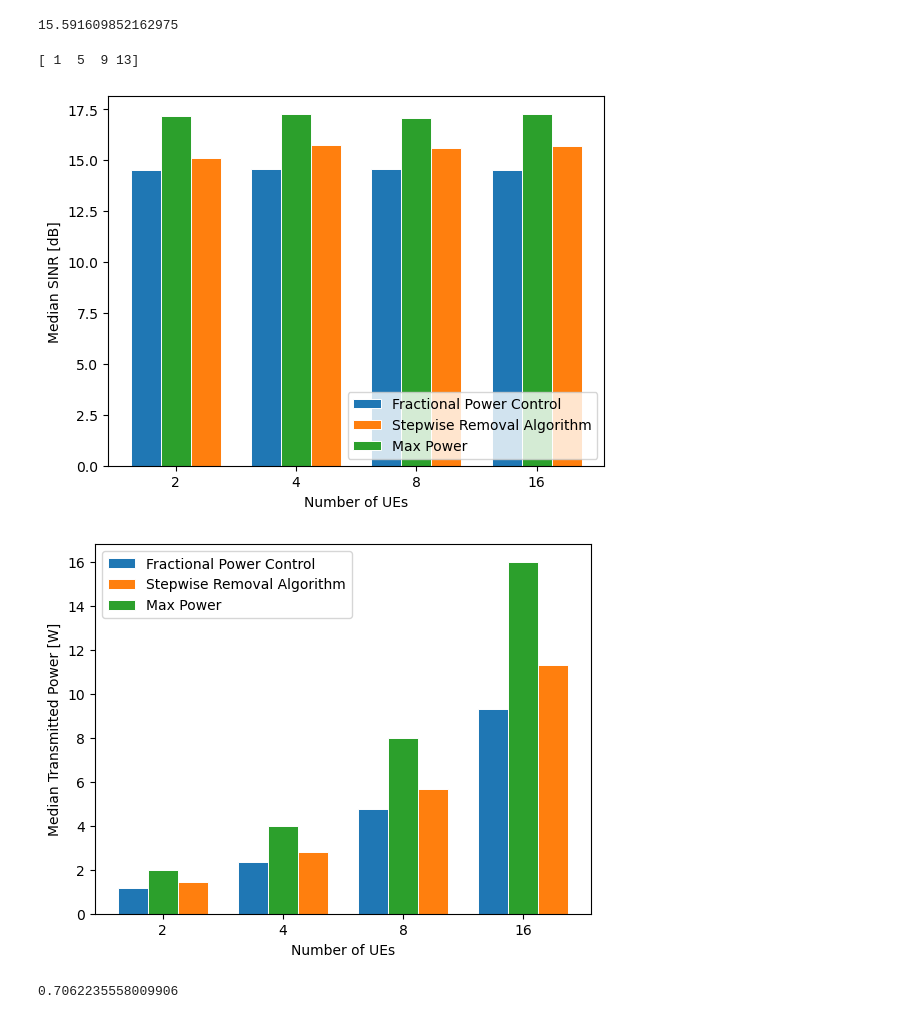
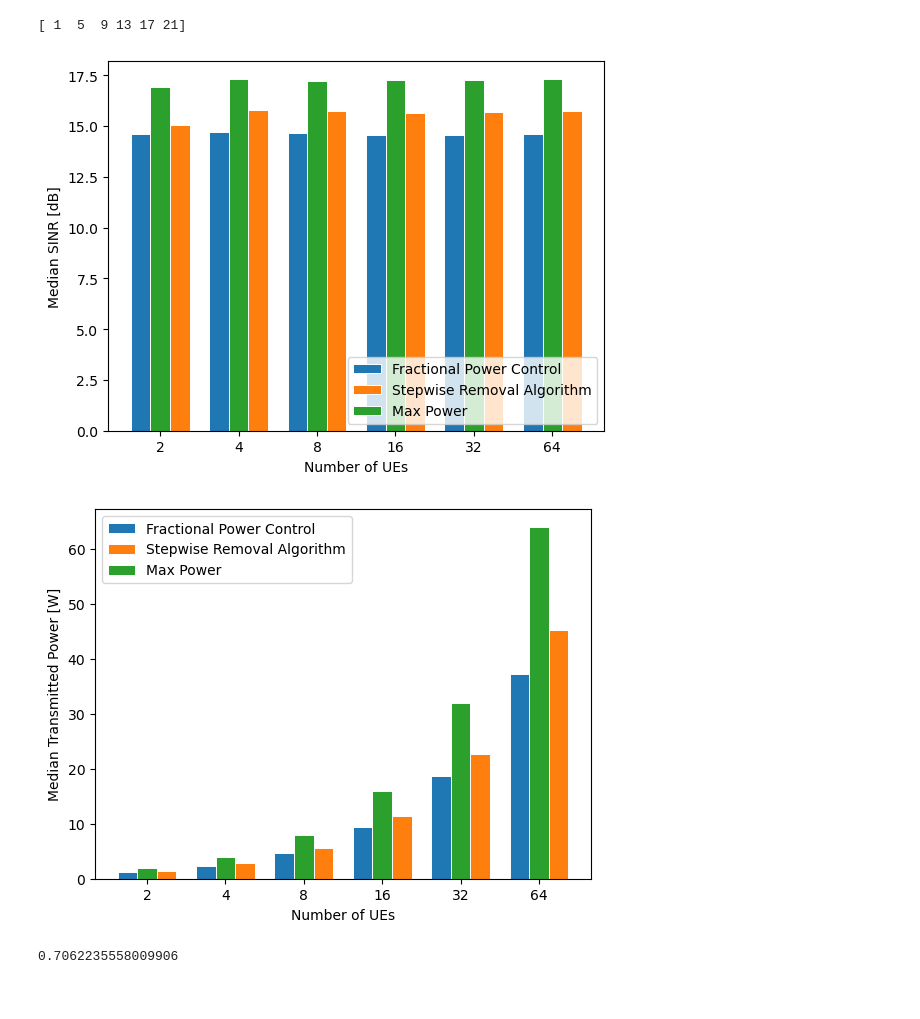
Before and after one commit to matheusdomingoscarneiro/cf-power-control, a Jupyter notebook: cellfree-pc-001.ipynb, the cells around one changed output. Drawn from its saved outputs; the diff is of its cells as text; code cells hidden in the pictures.

```diff
--- a/cellfree-pc-001.ipynb
+++ b/cellfree-pc-001.ipynb
@@ -360,10 +360,8 @@ simulation_2 = simulation(2)
 simulation_4 = simulation(4)
 simulation_8 = simulation(8)
 simulation_16 = simulation(16)
+simulation_32 = simulation(32)
+simulation_64 = simulation(64)
-# %%
-np.median(simulation_8[2])
-# %% [output]
-15.591609852162975
 # %%
 # make data:
 x = 0.5 + np.arange(8)
@@ -377,43 +375,49 @@ mp_sinr_medians = np.array([
     np.median(simulation_4[0]),
     np.median(simulation_8[0]),
     np.median(simulation_16[0]),
+    np.median(simulation_32[0]),
+    np.median(simulation_64[0]),
 ])
 
 fpc_sinr_medians = np.array([
     np.median(simulation_2[1]),
     np.median(simulation_4[1]),
     np.median(simulation_8[1]),
     np.median(simulation_16[1]),
+    np.median(simulation_32[1]),
+    np.median(simulation_64[1]),
 ])
 
 sra_sinr_medians = np.array([
     np.median(simulation_2[2]),
     np.median(simulation_4[2]),
     np.median(simulation_8[2]),
     np.median(simulation_16[2]),
+    np.median(simulation_32[2]),
+    np.median(simulation_64[2]),
 ])
 
 xs = np.array([
-    np.arange(15, step=4),
-    np.arange(1, 15, step=4),
-    np.arange(2, 15, step=4),
+    np.arange(23, step=4),
+    np.arange(1, 23, step=4),
+    np.arange(2, 23, step=4),
 ])
 
 ax.bar(xs[0], fpc_sinr_medians, width=1, edgecolor="white", linewidth=0.7, label='Fractional Power Control')
 ax.bar(xs[2], sra_sinr_medians, width=1, edgecolor="white", linewidth=0.7, label='Stepwise Removal Algorithm')
 ax.bar(xs[1], mp_sinr_medians, width=1, edgecolor="white", linewidth=0.7, label='Max Power')
 
-x_labels = ['2', '4', '8', '16']
+x_labels = ['2', '4', '8', '16', '32', '64']
 ax.set_ylabel('Median SINR [dB]')
 ax.set_xlabel('Number of UEs')
 print(xs[1])
 ax.set_xticks(xs[1], x_labels)
 ax.legend(loc='lower right')
 
 plt.savefig('SINR_graphbar_SBrT2024.pdf')
 # %% [output]
-[ 1  5  9 13]
+[ 1  5  9 13 17 21]
-[figure, old version]
+[figure, new version]
 # %%
 # make data:
 x = 0.5 + np.arange(8)
@@ -427,6 +431,8 @@ mp_pow_medians = np.array([
     np.median(simulation_4[3]),
     np.median(simulation_8[3]),
     np.median(simulation_16[3]),
+    np.median(simulation_32[3]),
+    np.median(simulation_64[3]),
 ])
 
 fpc_pow_medians = np.array([
@@ -434,6 +440,8 @@ fpc_pow_medians = np.array([
     np.median(simulation_4[4]),
     np.median(simulation_8[4]),
     np.median(simulation_16[4]),
+    np.median(simulation_32[4]),
+    np.median(simulation_64[4]),
 ])
 
 sra_pow_medians = np.array([
@@ -441,19 +449,21 @@ sra_pow_medians = np.array([
     np.median(simulation_4[5]),
     np.median(simulation_8[5]),
     np.median(simulation_16[5]),
+    np.median(simulation_32[5]),
+    np.median(simulation_64[5]),
 ])
 
 xs = np.array([
-    np.arange(15, step=4),
-    np.arange(1, 15, step=4),
-    np.arange(2, 15, step=4),
+    np.arange(23, step=4),
+    np.arange(1, 23, step=4),
+    np.arange(2, 23, step=4),
 ])
 
 ax.bar(xs[0], fpc_pow_medians, width=1, edgecolor="white", linewidth=0.7, label='Fractional Power Control')
 ax.bar(xs[2], sra_pow_medians, width=1, edgecolor="white", linewidth=0.7, label='Stepwise Removal Algorithm')
 ax.bar(xs[1], mp_pow_medians, width=1, edgecolor="white", linewidth=0.7, label='Max Power')
 
-x_labels = ['2', '4', '8', '16']
+x_labels = ['2', '4', '8', '16', '32', '64']
 ax.set_ylabel('Median Transmitted Power [W]')
 ax.set_xlabel('Number of UEs')
 ax.set_xticks(xs[1], x_labels)
@@ -461,7 +471,7 @@ ax.legend(loc='upper left')
 
 plt.savefig('Capacity_graphbar_SBrT2024.pdf')
 # %% [output]
-[figure, old version]
+[figure, new version]
 # %%
  np.median(simulation_4[5]) / np.median(simulation_4[3])
 # %% [output]
```
Also changed, not shown: parts of 2 cells of this notebook, 3 other files.
